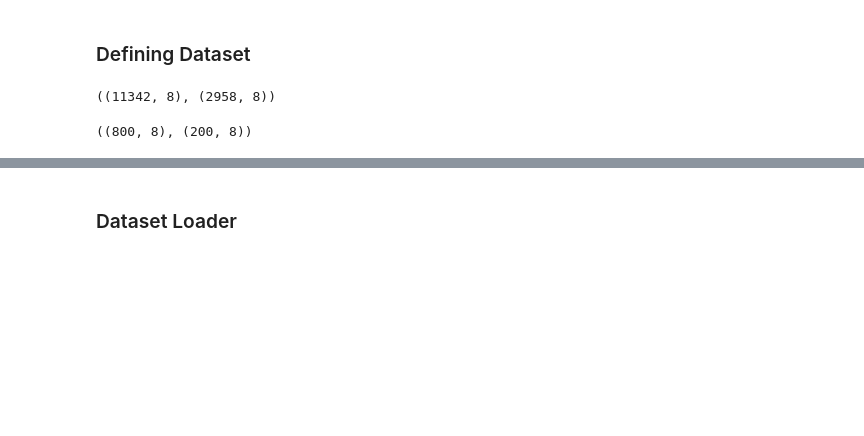
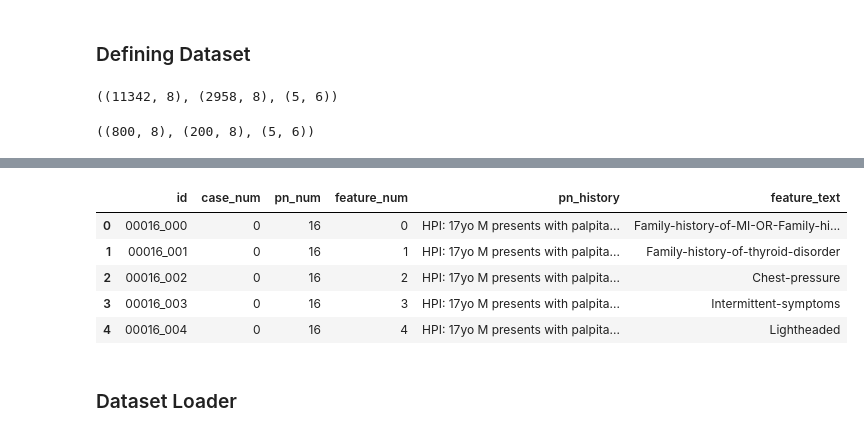
Before and after one commit to xiaoyufan/nbme, a Jupyter notebook: baseline_deberta.ipynb, the cells around one changed output, grey strips where cells are left out. Cells and saved outputs as stored; diff of their text form; code cells hidden in the pictures; blank space fills up the shorter version.

```diff
--- a/baseline_deberta.ipynb
+++ b/baseline_deberta.ipynb
@@ -89,16 +91,17 @@ tokenizer.save_pretrained(f'{Config.output_dir}/tokenizer')
 # %%
 train = pd.read_csv(f'{Config.input_dir}/train.csv')
 valid = pd.read_csv(f'{Config.input_dir}/validate.csv')
-train.shape, valid.shape
+test = pd.read_csv(f'{Config.input_dir}/test.csv')
+train.shape, valid.shape, test.shape
 # %% [output]
-((11342, 8), (2958, 8))
+((11342, 8), (2958, 8), (5, 6))
 # %%
 if Config.mode == 'dev':
   train = train.sample(n=800, random_state=0).reset_index(drop=True)
   valid = valid.sample(n=200, random_state=0).reset_index(drop=True)
-train.shape, valid.shape
+train.shape, valid.shape, test.shape
 # %% [output]
-((800, 8), (200, 8))
+((800, 8), (200, 8), (5, 6))
 # %%
 train.head()
 # %% [output]
@@ -108,6 +111,15 @@ train.head()
 | 2 | 31800_311 | 3 | 31800 | 311 | [] | [] | HPI: Mr. Hamilton is a 35 year ol... | No-blood-in-stool |
 | 3 | 20158_216 | 2 | 20158 | 216 | ['44'] | ['22 24'] | Ms Dolores Montgmery, 44 yo F c/o... | 44-year |
 | 4 | 21591_201 | 2 | 21591 | 201 | [] | [] | Dolores Montgomery is a 44 year o... | Last-Pap-smear-I-year-ago |
+# %%
+test.head()
+# %% [output]
+|  | id | case_num | pn_num | feature_num | pn_history | feature_text |
+| 0 | 00016_000 | 0 | 16 | 0 | HPI: 17yo M presents with palpita... | Family-history-of-MI-OR-Family-hi... |
+| 1 | 00016_001 | 0 | 16 | 1 | HPI: 17yo M presents with palpita... | Family-history-of-thyroid-disorder |
+| 2 | 00016_002 | 0 | 16 | 2 | HPI: 17yo M presents with palpita... | Chest-pressure |
+| 3 | 00016_003 | 0 | 16 | 3 | HPI: 17yo M presents with palpita... | Intermittent-symptoms |
+| 4 | 00016_004 | 0 | 16 | 4 | HPI: 17yo M presents with palpita... | Lightheaded |
 # %%
 def generate_labels(encoded: PreTrainedTokenizer, sample: pd.DataFrame):
   labels = torch.zeros(len(encoded['input_ids']))
```
Also changed, not shown: parts of 9 cells of this notebook.
